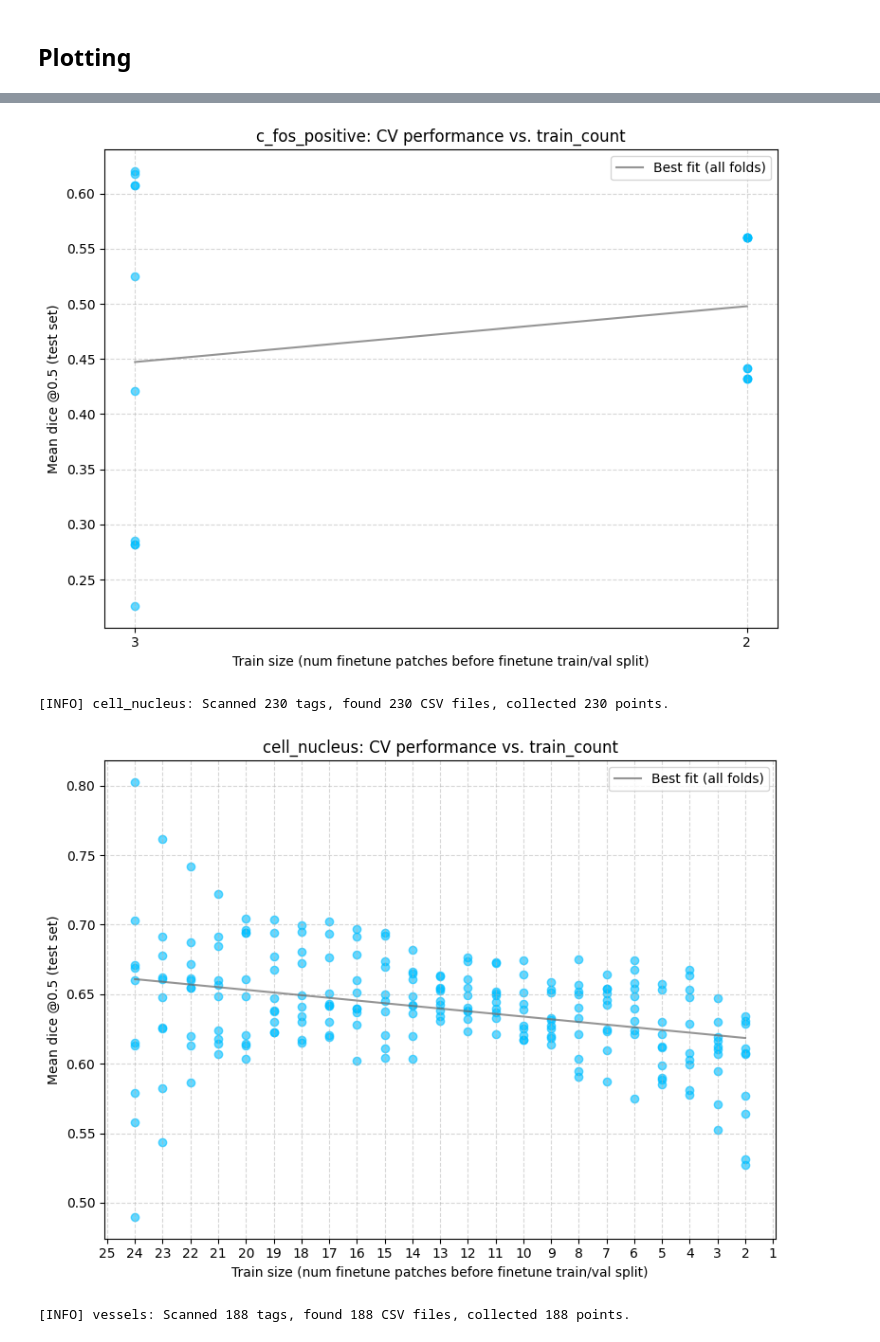
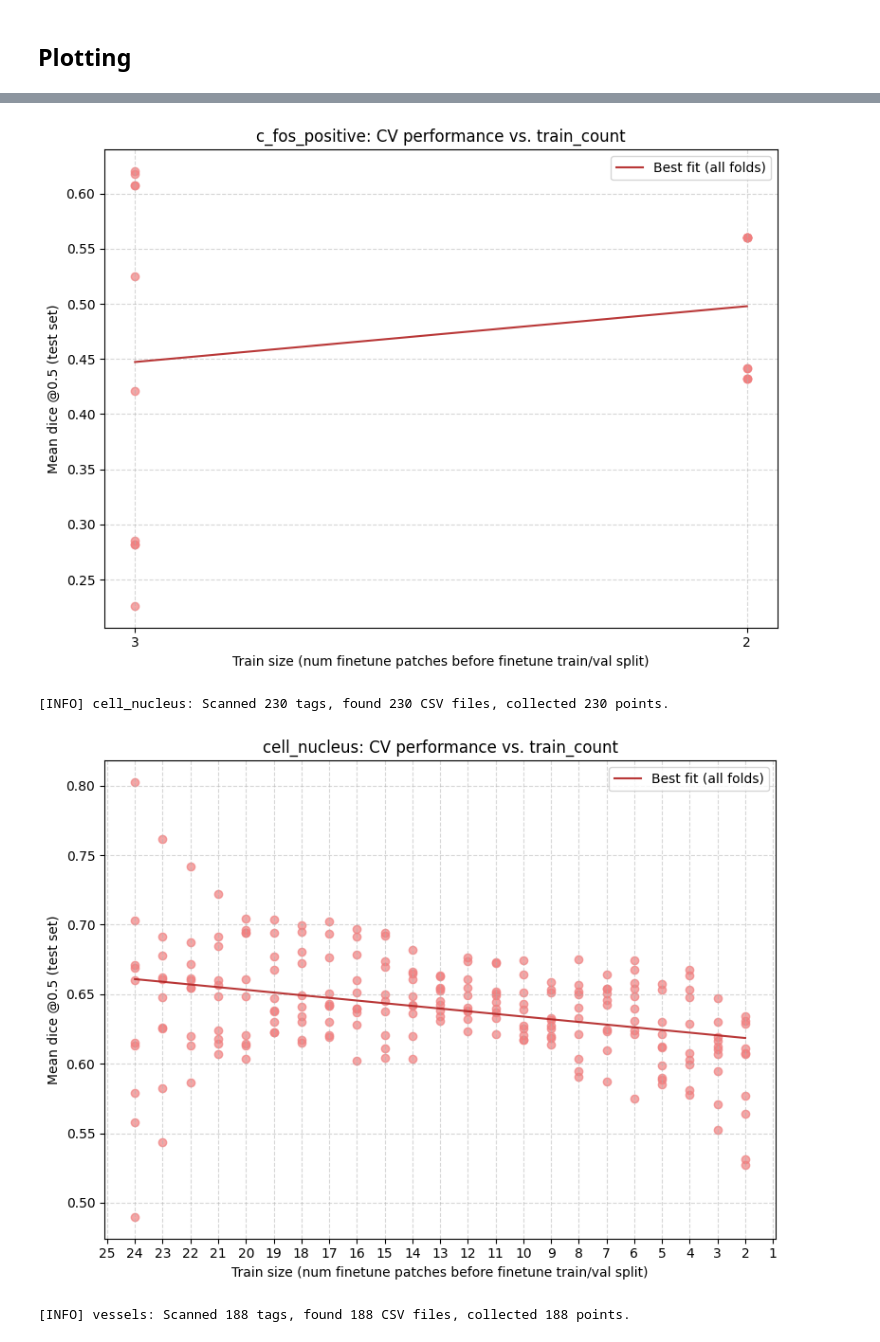
Before and after one commit to AdinaScheinfeld/ssl_project, a Jupyter notebook: notebooks/plot_dice_means_cv.ipynb, the cells around one changed output, grey strips where cells are left out. Saved outputs shown, nothing was run; the diff lists cells and outputs as text; code cells hidden in the pictures.

Commit message:
Update plotting notebook

```diff
--- a/notebooks/plot_dice_means_cv.ipynb
+++ b/notebooks/plot_dice_means_cv.ipynb
@@ -34,6 +34,13 @@ class PlotConfig:
     SAVE_SUMMARY_CSV: bool = False # save summary csv with all points
     PLOT_COMBINED: bool = True # plot combined curve for all subtypes in one plot
 
+    # color controls
+    POINT_COLOR: str = 'deepskyblue' # point color, None for default
+    LINE_COLOR: str = 'dimgray' # line color, None for default
+    COMBINED_POINT_COLOR: str = None # point color for combined plot, None for default
+    POINT_ALPHA: float = 0.7 # point alpha
+    LINE_ALPHA: float = 0.9 # line alpha
+
     def __post_init__(self):
         if self.SUBTYPES is None:
             self.SUBTYPES = ['ALL']
@@ -168,7 +175,7 @@ def collect_subtype_points(subtype, root):
 ## Plotting
 # %%
 # function to plot curve
-def plot_subtype_curve(subtype, points, outdir=None, ascending=False):
+def plot_subtype_curve(subtype, points, outdir=None, ascending=False, point_color=None, line_color=None, point_alpha=0.7, line_alpha=0.9):
 
     # return if no points
     if not points:
@@ -192,7 +199,7 @@ def plot_subtype_curve(subtype, points, outdir=None, ascending=False):
         ys = [r.mean_dice for r in pts]
         marker = 'o'
         # plt.plot(xs, ys, linestyle=None, marker=marker, label=f'Fold {fid}')
-        plt.scatter(xs, ys, marker=marker, label=None, color='deepskyblue', alpha=0.6)
+        plt.scatter(xs, ys, marker=marker, label=None, color=point_color, alpha=point_alpha)
 
     # add line of best fit
     xs_all = [r.train_count for r in points]
@@ -202,7 +209,7 @@ def plot_subtype_curve(subtype, points, outdir=None, ascending=False):
         xfit = np.linspace(x_min, x_max, 100)
         coeffs = np.polyfit(xs_all, ys_all, deg=1) # linear fit
         yfit = np.polyval(coeffs, xfit)
-        plt.plot(xfit, yfit, linestyle='-', color='dimgray', alpha=0.7, label='Best fit (all folds)')
+        plt.plot(xfit, yfit, linestyle='-', color=line_color, alpha=line_alpha, label='Best fit (all folds)')
 
         # plt.scatter(xs, ys, marker=marker, label=f'Fold {fid}')
 
@@ -236,7 +243,7 @@ def plot_subtype_curve(subtype, points, outdir=None, ascending=False):
     plt.show()
 # %%
 # function to plot all subtypes
-def plot_all_subtypes(subtype_to_points, outdir=None, ascending=False):
+def plot_all_subtypes(subtype_to_points, outdir=None, ascending=False, scatter_color=None, point_alpha=0.7):
 
     # filter to subtypes with at least 1 point
     filtered = {k: v for k, v in subtype_to_points.items() if v}
@@ -252,7 +259,7 @@ def plot_all_subtypes(subtype_to_points, outdir=None, ascending=False):
         points_sorted = sorted(points, key=lambda r: r.train_count, reverse=not ascending)
         xs = [r.train_count for r in points_sorted]
         ys = [r.mean_dice for r in points_sorted]
-        plt.scatter(xs, ys, marker='o', label=subtype, alpha=0.7)
+        plt.scatter(xs, ys, marker='o', label=subtype, color=scatter_color, alpha=point_alpha)
 
     # x ticks
     ax = plt.gca()
@@ -332,13 +339,23 @@ def main(config):
             subtype=subtype,
             points=points,
             outdir=outdir,
-            ascending=config.ASCENDING
+            ascending=config.ASCENDING,
+            point_color=config.POINT_COLOR,
+            line_color=config.LINE_COLOR,
+            point_alpha=config.POINT_ALPHA,
+            line_alpha=config.LINE_ALPHA
         )
 
     # combined plot if requested
     combined_plot = None
     if config.PLOT_COMBINED and subtype_to_points:
-        combined_plot = plot_all_subtypes(subtype_to_points, outdir=outdir, ascending=config.ASCENDING)
+        combined_plot = plot_all_subtypes(
+            subtype_to_points,
+            outdir=outdir,
+            ascending=config.ASCENDING,
+            scatter_color=config.COMBINED_POINT_COLOR,
+            point_alpha=config.POINT_ALPHA
+        )
 
     # save combined summary csv if requested
     summary_csv_path = None
@@ -368,7 +385,9 @@ if __name__ == '__main__':
         OUTPUT_DIR=None,
         ASCENDING=False,
         SAVE_SUMMARY_CSV=False,
-        PLOT_COMBINED=True
+        PLOT_COMBINED=True,
+        POINT_COLOR='lightcoral',
+        LINE_COLOR='firebrick',
     )
     artifacts = main(cfg)
     print(f'[INFO] Artifacts: {artifacts}')
@@ -379,5 +398,5 @@ if __name__ == '__main__':
 [INFO] c_fos_positive: Scanned 20 tags, found 20 CSV files, collected 20 points.
-[figure, old version]
+[figure, new version]
 [INFO] cell_nucleus: Scanned 230 tags, found 230 CSV files, collected 230 points.
-[figure, old version]
+[figure, new version]
 [INFO] vessels: Scanned 188 tags, found 188 CSV files, collected 188 points.
```
Also changed, not shown: parts of 2 cells of this notebook.
